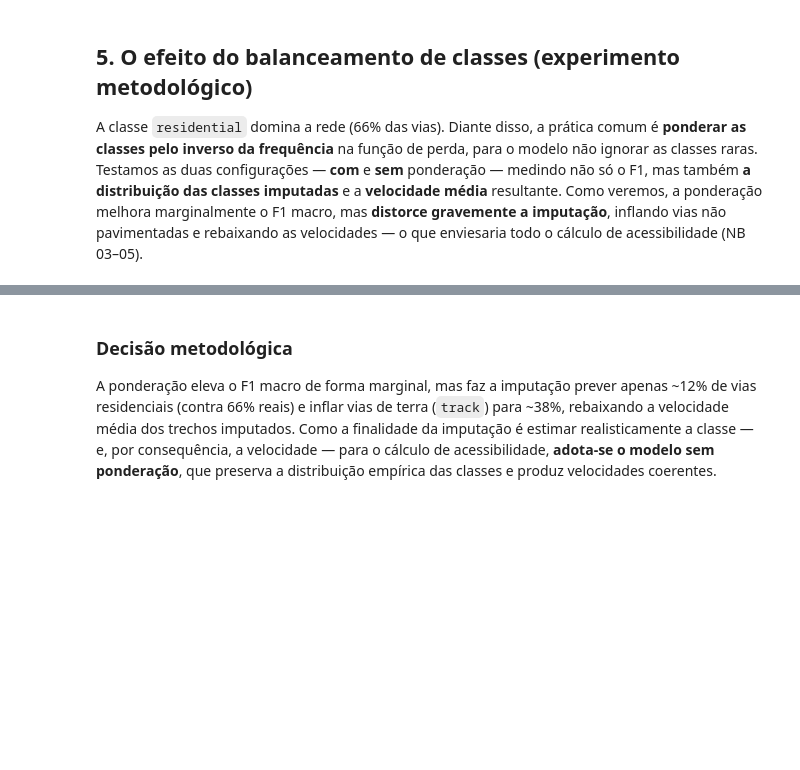
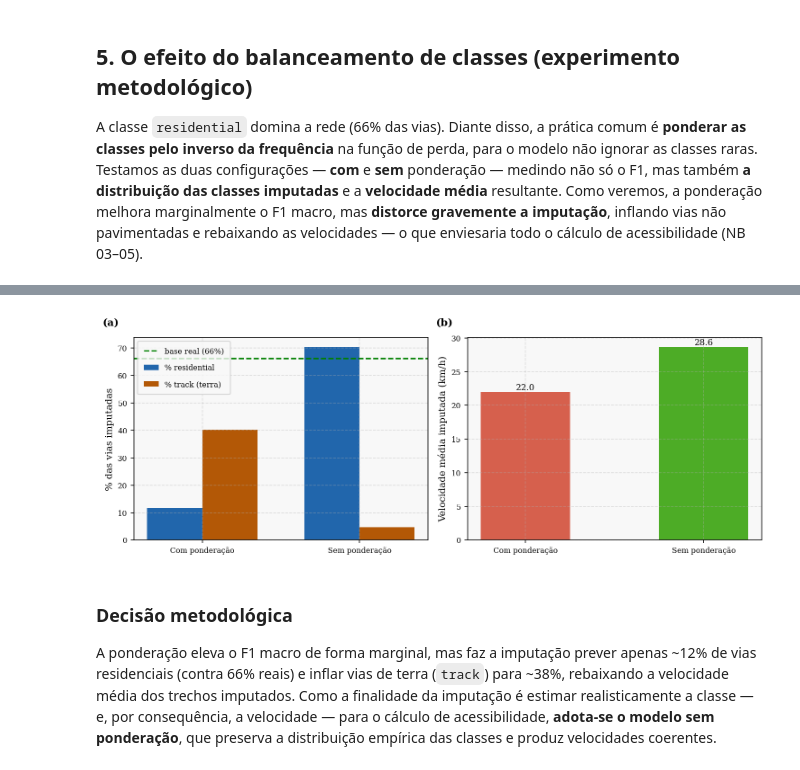
Before and after one commit to felipedantas-pi/ae2sfca-ubs, a Jupyter notebook: notebooks/02.2_Imputacao_GNN_City2Graph.ipynb, the cells around one changed output, grey strips where cells are left out. Cells and saved outputs as stored; diff of their text form; code cells hidden in the pictures; blank space fills up the shorter version.

```diff
--- a/notebooks/02.2_Imputacao_GNN_City2Graph.ipynb
+++ b/notebooks/02.2_Imputacao_GNN_City2Graph.ipynb
@@ -376,5 +340,41 @@ vel_média_alvos              22.345              28.380
 
 Referência (vias com classe): 66% são residential
+# %%
+# ── Fig. 03 — Efeito do balanceamento na imputação ──────────────────────────
+base_residential = (gdf.loc[~gdf["is_alvo"], "class"] == "residential").mean() * 100
+cfgs = ["GNN com ponderação", "GNN sem ponderação"]
+rotulos = ["Com ponderação", "Sem ponderação"]
+x = np.arange(2); largura = 0.35
+
+fig, (ax1, ax2) = plt.subplots(1, 2, figsize=(10, 3.8))
+
+# Painel A: distribuição imputada vs. base real
+ax1.bar(x - largura/2, [comparacao[c]["% residential"] for c in cfgs], largura,
+        label="% residential", color="#2166AC")
+ax1.bar(x + largura/2, [comparacao[c]["% track"] for c in cfgs], largura,
+        label="% track (terra)", color="#B35806")
+ax1.axhline(base_residential, ls="--", color="green",
+            label=f"base real ({base_residential:.0f}%)")
+ax1.set_xticks(x); ax1.set_xticklabels(rotulos)
+ax1.set_ylabel("% das vias imputadas"); ax1.legend(fontsize=8)
+
+# Painel B: impacto na velocidade
+ax2.bar(x, [comparacao[c]["vel_média_alvos"] for c in cfgs], 0.5,
+        color=["#D6604D", "#4DAC26"])
+for i, c in enumerate(cfgs):
+    ax2.text(i, comparacao[c]["vel_média_alvos"] + 0.3,
+             f"{comparacao[c]['vel_média_alvos']:.1f}", ha="center", fontsize=9)
+ax2.set_xticks(x); ax2.set_xticklabels(rotulos)
+ax2.set_ylabel("Velocidade média imputada (km/h)")
+
+# Identificadores de painel (a) e (b)
+ax1.text(-0.05, 1.05, "(a)", transform=ax1.transAxes, fontweight="bold", fontsize=11, va="bottom", ha="right")
+ax2.text(-0.05, 1.05, "(b)", transform=ax2.transAxes, fontweight="bold", fontsize=11, va="bottom", ha="right")
+plt.tight_layout()
+fig.savefig(FIGURAS_NB / "nb022_fig03_efeito_balanceamento.png", dpi=300, bbox_inches="tight")
+plt.show()
+# %% [output]
+[figure, added]
 # %% [markdown]
 ### Decisão metodológica
 
```
Also changed, not shown: parts of 15 cells of this notebook, 10 other files.
